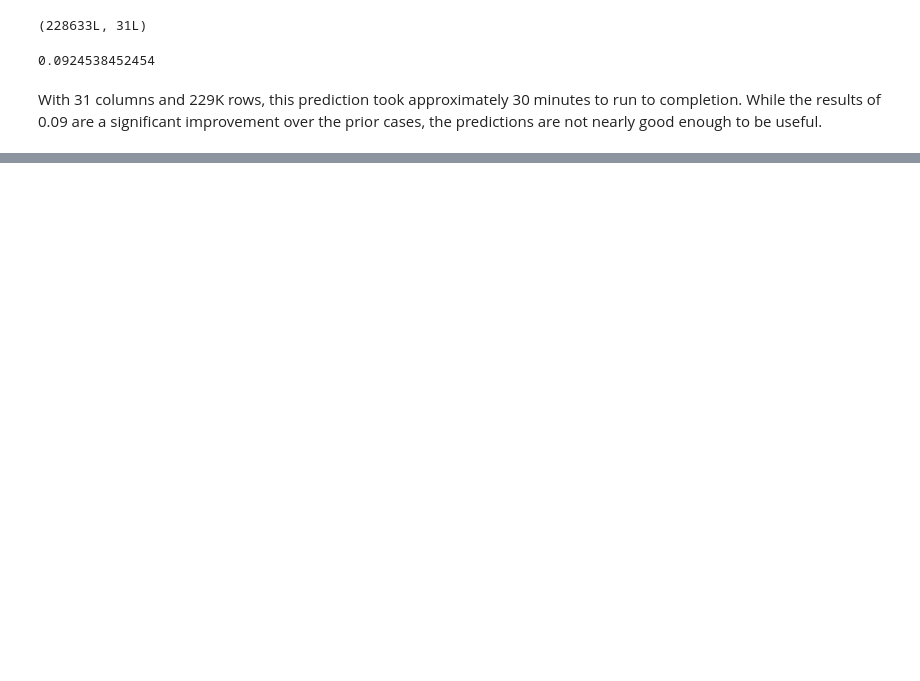
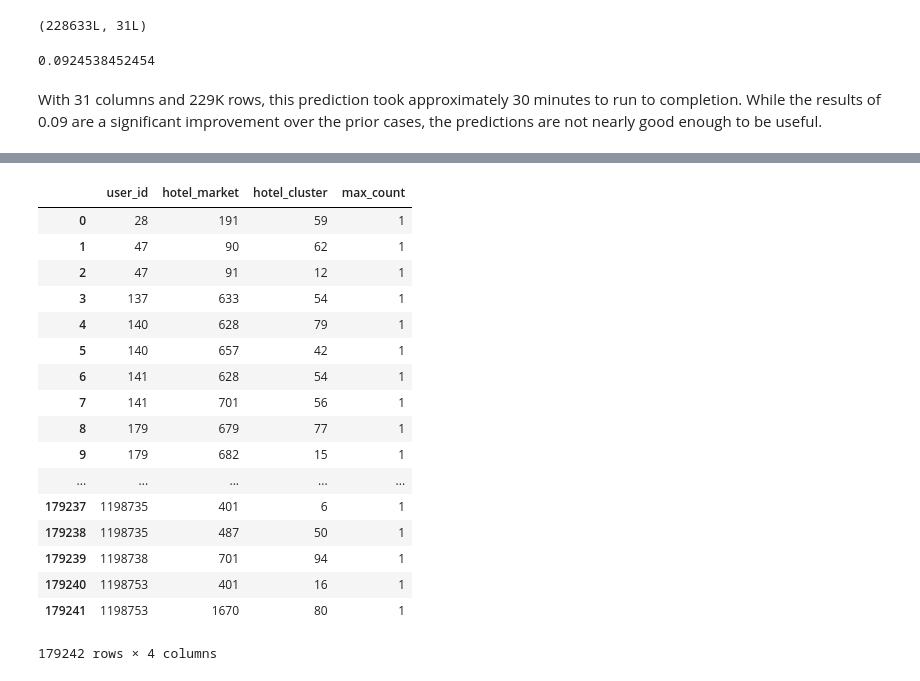
Before and after one commit to Bri-Will/class-project, a Jupyter notebook: Expedia_paper.ipynb, the cells around one changed output, grey strips where cells are left out. Drawn from its saved outputs; the diff is of its cells as text; code cells hidden in the pictures; blank space fills up the shorter version.

```diff
--- a/Expedia_paper.ipynb
+++ b/Expedia_paper.ipynb
@@ -432,0 +500,79 @@ If that's not working either, try a model where I simply predict the most popula
+# %%
+from pandasql import sqldf
+
+pysqldf = lambda q: sqldf(q, globals())
+
+# create reduced feature matrix X
+feature_cols = ['user_id', 'hotel_market', 'is_booking', 'hotel_cluster']
+
+X = small_train[feature_cols]
+y = small_train['hotel_cluster'] # we actually don't use this since we're not feeding it into a model
+
+# split the data so we're only find the most frequent values on the split training data
+X_train, X_test, y_train, y_test = train_test_split(X, y)
+
+# Find most commong hotel_cluster for a specific user and hotel market in the split training data
+q  = """
+SELECT
+sub.user_id, sub.hotel_market, sub.hotel_cluster, MAX(sub.cluster_count) as max_count
+FROM
+(SELECT user_id, hotel_market, hotel_cluster, SUM(is_booking) AS cluster_count
+FROM X_train
+GROUP BY
+user_id, hotel_market, hotel_cluster) sub
+GROUP BY
+sub.user_id, sub.hotel_market
+"""
+
+user_market_cluster = pysqldf(q) # Execute the query and assign the results to a new dataframe
+
+# Now find the most common cluster for each specific user_id
+q  = """
+SELECT
+sub.user_id, sub.hotel_cluster, MAX(sub.cluster_count) as max_count
+FROM
+(SELECT user_id, hotel_cluster, SUM(is_booking) AS cluster_count
+FROM X_train
+GROUP BY
+user_id, hotel_cluster) sub
+GROUP BY
+sub.user_id
+"""
+
+user_cluster = pysqldf(q) # Execute the query and assign the results to a new dataframe
+
+# Finally, find the most common cluster for each specific hotel_market
+q  = """
+SELECT
+sub.hotel_market, sub.hotel_cluster, MAX(sub.cluster_count) as max_count
+FROM
+(SELECT hotel_market, hotel_cluster, SUM(is_booking) AS cluster_count
+FROM X_train
+GROUP BY
+hotel_market, hotel_cluster) sub
+GROUP BY
+sub.hotel_market
+"""
+
+market_cluster = pysqldf(q) # Execute the query and assign the results to a new dataframe
+
+user_market_cluster # show what the new dataframe looks like
+# %% [output]
+|  | user_id | hotel_market | hotel_cluster | max_count |
+| 0 | 28 | 191 | 59 | 1 |
+| 1 | 47 | 90 | 62 | 1 |
+| 2 | 47 | 91 | 12 | 1 |
+| 3 | 137 | 633 | 54 | 1 |
+| 4 | 140 | 628 | 79 | 1 |
+| 5 | 140 | 657 | 42 | 1 |
+| 6 | 141 | 628 | 54 | 1 |
+| 7 | 141 | 701 | 56 | 1 |
+| 8 | 179 | 679 | 77 | 1 |
+| 9 | 179 | 682 | 15 | 1 |
+| ... | ... | ... | ... | ... |
+| 179237 | 1198735 | 401 | 6 | 1 |
+| 179238 | 1198735 | 487 | 50 | 1 |
+| 179239 | 1198738 | 701 | 94 | 1 |
+| 179240 | 1198753 | 401 | 16 | 1 |
+| 179241 | 1198753 | 1670 | 80 | 1 |
+179242 rows × 4 columns
```
Also changed, not shown: parts of 19 cells of this notebook, 2 other files.
